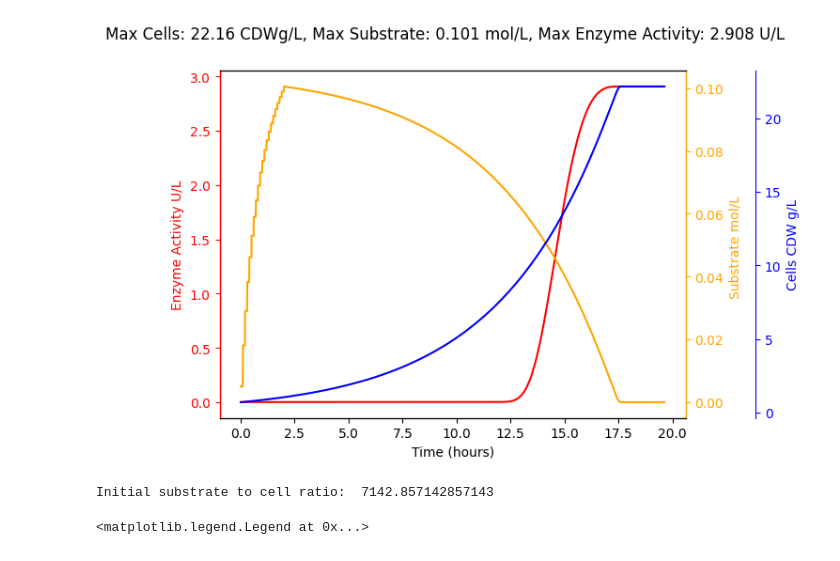
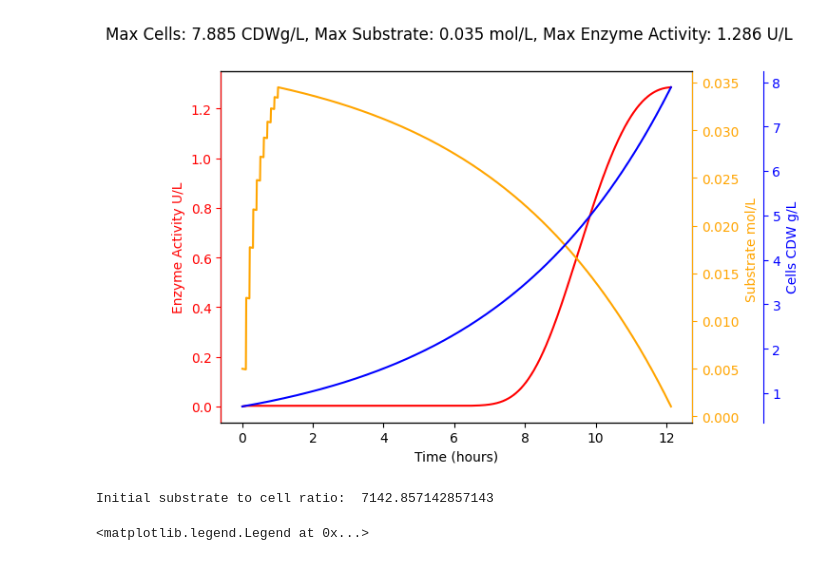
Before and after one commit to Harish-uthravalli/RL-fedbatch-feed-optimization, a Jupyter notebook: simulation.ipynb, the cells around one changed output. Cells and saved outputs as stored; diff of their text form; code cells hidden in the pictures.

```diff
--- a/simulation.ipynb
+++ b/simulation.ipynb
@@ -30,11 +8,11 @@ import pandas as pd
 import random
 import config
 from scipy.interpolate import CubicSpline
+import utils
 
 weibull_values = pd.read_csv('pdfcsv.csv')
 xvalues = weibull_values['x']
 y_values = weibull_values['pdf']
-
 
 # Create a cubic spline interpolation model
 cs = CubicSpline(xvalues, y_values)
@@ -77,7 +55,6 @@ sub_in_tank_moles = S0 * substrate_in_tank_liters # mol
 # external media tank configurations
 ext_tank_substrate_conc = config.EXT_TANK_SUBSTRATE_CONC # mol/L
 substrate_transfer_moles = substrate_transfer_amount_liters * ext_tank_substrate_conc # mol
-print("substrate transfer moles: ",substrate_transfer_moles)
 
 # X S E delE delX, muE
 D = np.zeros((ns+1, 6))
@@ -85,87 +62,63 @@ D[0][0] = X0
 D[0][1] = substrate_concentration
 D[0][2] = E0
 
+for i in range(ns):
+    X = D[i][0]
+    S = D[i][1]
+    E = D[i][2]
 
-for i in range(ns):
-
-    MuX =  mu_max*(math.exp(-((T_opt - T_opt)**2)/config.OPT_TEMP_RANGE**2))
-
+    MuX = utils.cell_growth_rate(S)
     # new cells that are generated
-    dXdt = MuX * ( D[i][1] / (Ks + D[i][1])) * D[i][0]
+    dXdt = utils.cells_produced(X, MuX)
 
     # SUbstrate consumption
-    dSdt = -(1/Yxs)* dXdt
-
+    dSdt = utils.substrate_consumed(dXdt)
 
     # Find change in cells
     delX = dXdt * del_t
+    # Update cells
+    D[i+1][0] = X + delX
+
     # Find change in substrate
     delS = dSdt * del_t
-
-    # Store Change in cells
-    D[i+1][4] = delX
-
-    # Update cells
-    D[i+1][0] = D[i][0] + delX
 
     # # Update substrate
     if substrate_in_tank_liters < max_substrate_limit_liters:
         if i%(media_transfer_step) == 0 and i != 0:
-            substrate_action = random.randint(0, 1)
+            substrate_action = 0.1
             if True:
                 # get substrate concentraion for current timestep
-                substrate_concentration = D[i][1]
+                substrate_concentration = S
                 sub_in_tank_moles = substrate_concentration * substrate_in_tank_liters
                 # Add substrate and calculate new concentraion
-                substrate_in_tank_liters = substrate_in_tank_liters + substrate_transfer_amount_liters # Liters of media
-                sub_in_tank_moles = sub_in_tank_moles + substrate_transfer_moles  # grams
+                substrate_in_tank_liters = substrate_in_tank_liters + substrate_action # Liters of media
+                sub_in_tank_moles = sub_in_tank_moles + ext_tank_substrate_conc * substrate_action  # grams
                 substrate_concentration = sub_in_tank_moles/substrate_in_tank_liters # substrate grams/liter
-                D[i][1] = substrate_concentration
+                S = substrate_concentration
 
     # Check if substrate is less than or close to 0
-    if D[i][1] + delS < 0.000001:
+    if S + delS < 0.000001:
         D[i+1][1] = 0
     else:
-        D[i+1][1] = D[i][1] + delS
-
-    # Cells start dying if no substrate for more than 2 hours
-    if D[i+1][1] == 0:
-        cell_death_timer += 1
-    else:
-        cell_death_timer = 0
-
-    # if cell_death_timer == 2 hours then cells start dying
-    if int(cell_death_time/del_t) <= int(cell_death_timer):
-        D[i+1][0] = D[i+1][0] - (D[i+1][0]*0.10)
+        D[i+1][1] = S + delS
 
     # Enzyme determination
-    sub_cell_ratio = D[i][1]/D[i][0]
-    sub_cell_ratio = sub_cell_ratio * 1e6
+    sub_cell_ratio = (S/X) * 1e6
 
-    if sub_cell_ratio > 10000:
-        weibull = 0
-    else:
-        weibull = cs(sub_cell_ratio)
+    weibull = utils.enzyme_production_rate(sub_cell_ratio, cs)
     MuE = MuE_opt * weibull
 
-    D[i][5] = MuE
-    #print(f"when S/X = {sub_cell_ratio}, weibull is : {cs(sub_cell_ratio)}")
+    if dXdt == 0:
+        MuE = 0
 
     # new enzyme from fresh cells
-    delE = MuE * D[i][0] * del_t
+    delE = MuE * X * del_t
 
-    # Change in enzyme
-    D[i+1][3] = delE
-
-    #Update enzyme variable
-    D[i+1][2] = D[i][2] + delE
+    # Update enzyme variable
+    D[i+1][2] = E + delE
 
     # terminate if tank capacity is full and cells start dying
-    if substrate_in_tank_liters >= max_substrate_limit_liters and int(cell_death_timer) >= int(cell_death_time/del_t):
-        break
-
-    if D[i+1][0] <= 0.001:
-        D[i+1][0] = 0
+    if substrate_in_tank_liters >= max_substrate_limit_liters and dXdt == 0:
         break
 
 X = D[:,0][0:i]
@@ -181,9 +134,13 @@ max_cells = round(max(X),3)
 
 '''
 ================================================================================================================================================
-                                                     Plotting
+                                                    Plotting
 ================================================================================================================================================
 '''
+
+print(" -----------------------------------------------------------------------")
+print(" ----------------------------  Results  --------------------------------")
+print(" MAX ENZYME ACTIVITY : ", max(D[:,2]))
 
 fig, ax1 = plt.subplots()
 fig.suptitle(f"Max Cells: {max_cells} CDWg/L, Max Substrate: {sub_max} mol/L, Max Enzyme Activity: {max_enzyme} U/L" )
@@ -223,3 +182,3 @@ substrate transfer moles:  0.0075
-[figure, old version]
+[figure, new version]
 Initial substrate to cell ratio:  7142.857142857143
 <matplotlib.legend.Legend at 0x...>
```
Also changed, not shown: parts of 26 cells of this notebook, 8 other files.
